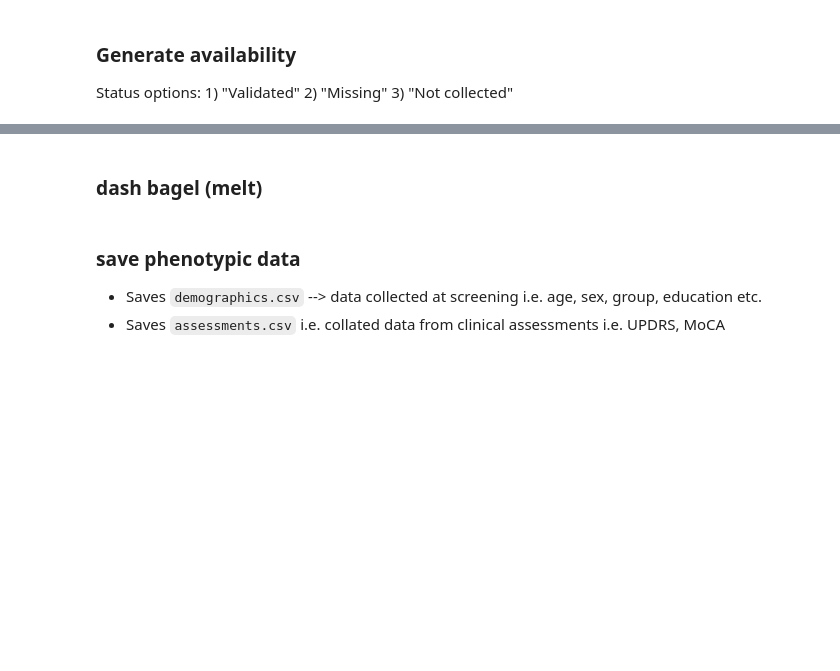
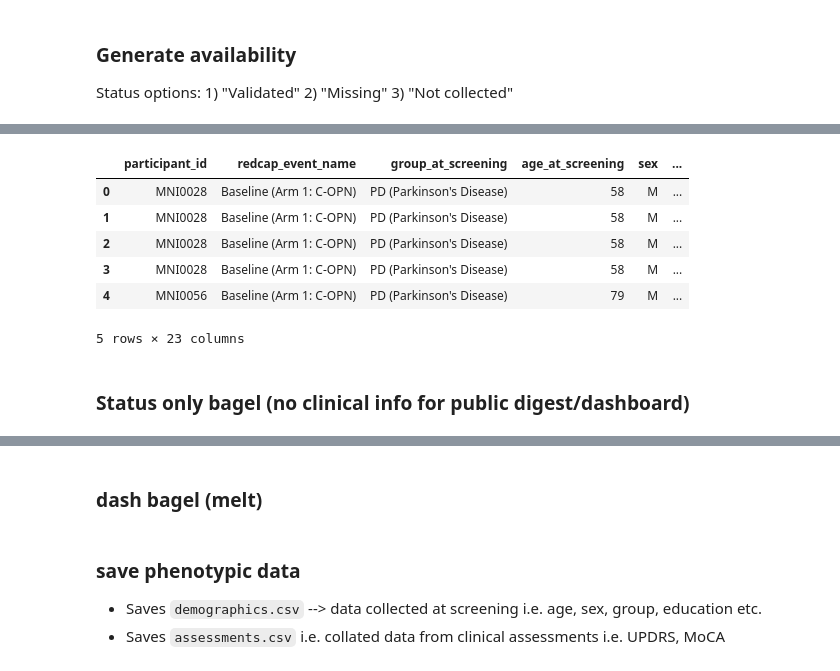
Before and after one commit to nipoppy/nipoppy, a Jupyter notebook: nipoppy/notebooks/redcap.ipynb, the cells around one changed output, grey strips where cells are left out. Saved outputs shown, nothing was run; the diff lists cells and outputs as text; code cells hidden in the pictures; blank space fills up the shorter version.

Commit message:
added availability bagel for public digest/dashboard

```diff
--- a/nipoppy/notebooks/redcap.ipynb
+++ b/nipoppy/notebooks/redcap.ipynb
@@ -392,15 +546,18 @@ pheno_df[pheno_df["participant_id"]=="MNI0056"]
 ### Generate availability
 Status options: 1) "Validated" 2) "Missing" 3) "Not collected"
 # %%
-bagel_df = pheno_df.copy()
+bagel_df = pd.merge(demographic_df, pheno_df, on=["participant_id","redcap_event_name","visit_id"], how="left")
 
 bagel_participants = bagel_df["participant_id"].unique()
 logger.info(f"n_bagel_participants: {len(bagel_participants)}")
 
+bagel_status_cols = []
 for col in updrs_cols + moca_cols:
     bagel_df[f"{col}_status"] = ~bagel_df[col].isna()
+    bagel_status_cols.append(f"{col}_status")
     n_available_participants = np.sum(bagel_df[f"{col}_status"])
     logger.info(f"{col}, n_available_participants: {n_available_participants}")
 
 logger.info(f"bagel df shape: {bagel_df.shape}")
-bagel_df.tail()
+bagel_df.head()
+# %% [output]
@@ -406,0 +572,9 @@ bagel_df.tail()
+|  | participant_id | redcap_event_name | group_at_screening | age_at_screening | sex | ... |
+| 0 | MNI0028 | Baseline (Arm 1: C-OPN) | PD (Parkinson's Disease) | 58 | M | ... |
+| 1 | MNI0028 | Baseline (Arm 1: C-OPN) | PD (Parkinson's Disease) | 58 | M | ... |
+| 2 | MNI0028 | Baseline (Arm 1: C-OPN) | PD (Parkinson's Disease) | 58 | M | ... |
+| 3 | MNI0028 | Baseline (Arm 1: C-OPN) | PD (Parkinson's Disease) | 58 | M | ... |
+| 4 | MNI0056 | Baseline (Arm 1: C-OPN) | PD (Parkinson's Disease) | 79 | M | ... |
+5 rows × 23 columns
+# %% [markdown]
+### Status only bagel (no clinical info for public digest/dashboard)
```
Also changed, not shown: parts of 27 cells of this notebook, 1 other file.
